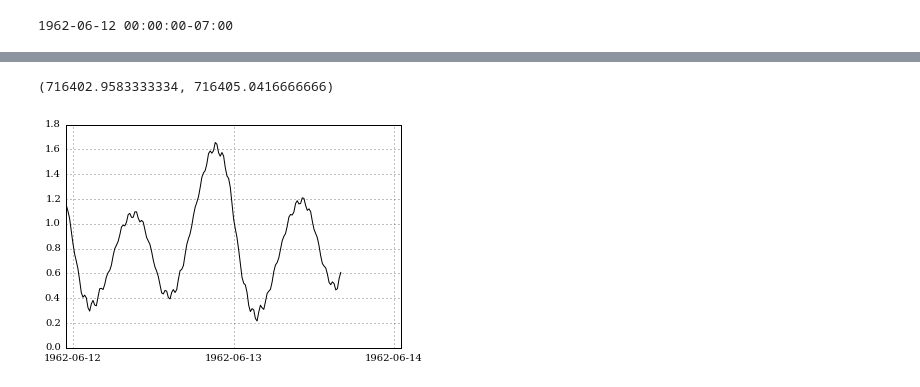
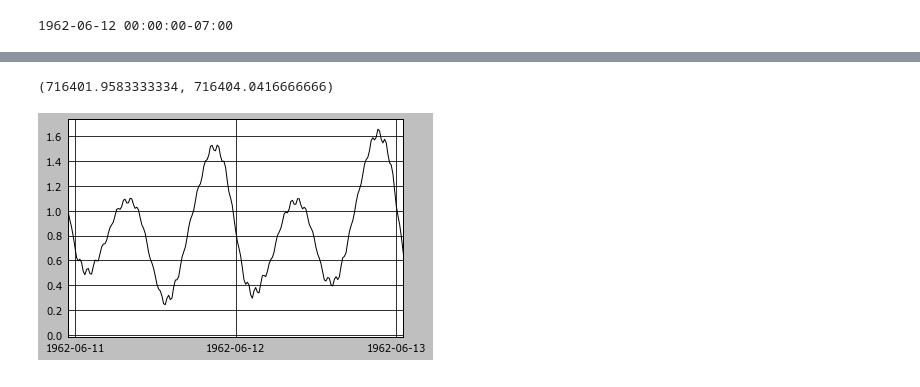
Before and after one commit to SiggyF/notebooks, a Jupyter notebook: sfo.ipynb, the cells around one changed output, grey strips where cells are left out. Cells and saved outputs as stored; diff of their text form; code cells hidden in the pictures.

```diff
--- a/sfo.ipynb
+++ b/sfo.ipynb
@@ -8,11 +8,8 @@ import numpy as np
 import datetime
 import pytz
 
-# oldschool look
+%matplotlib inline
 matplotlib.style.use('grayscale')
-matplotlib.rcParams['font.family'] = 'serif'
-matplotlib.rcParams['font.serif'].insert(0, 'American Typewriter')
-%matplotlib inline
 # %%
 # local copy
 # ds = netCDF4.Dataset('/Users/baart_f/models/sfo/reconstruction/OS_UH-RQH551A_20140806_R.nc')
@@ -203,16 +201,16 @@ for i, coord in enumerate(coords):
 # %%
 t = netCDF4.num2date(ds.variables['time'][:], ds.variables['time'].units)
 # Plot the model water levels near fort Point
 fig, ax = plt.subplots()
 # it seems that the model is off by 1 hour, perhaps using PST instead of PDT?
 ax.plot(t + datetime.timedelta(seconds=3600), ds.variables['s1'][:,5480])
 # Format x axis
 ax.xaxis.set_major_locator(matplotlib.dates.DayLocator())
 ax.xaxis.set_major_formatter(matplotlib.dates.DateFormatter('%Y-%m-%d'))
 ax.set_xlim(
-    datetime.datetime(1962, 6,11,23),
-    datetime.datetime(1962,6,14, 1)
+    datetime.datetime(1962, 6,10,23),
+    datetime.datetime(1962,6,13, 1)
 )
 # %% [output]
-(716402.9583333334, 716405.0416666666)
+(716401.9583333334, 716404.0416666666)
-[figure, old version]
+[figure, new version]
```
Also changed, not shown: parts of 9 cells of this notebook.
